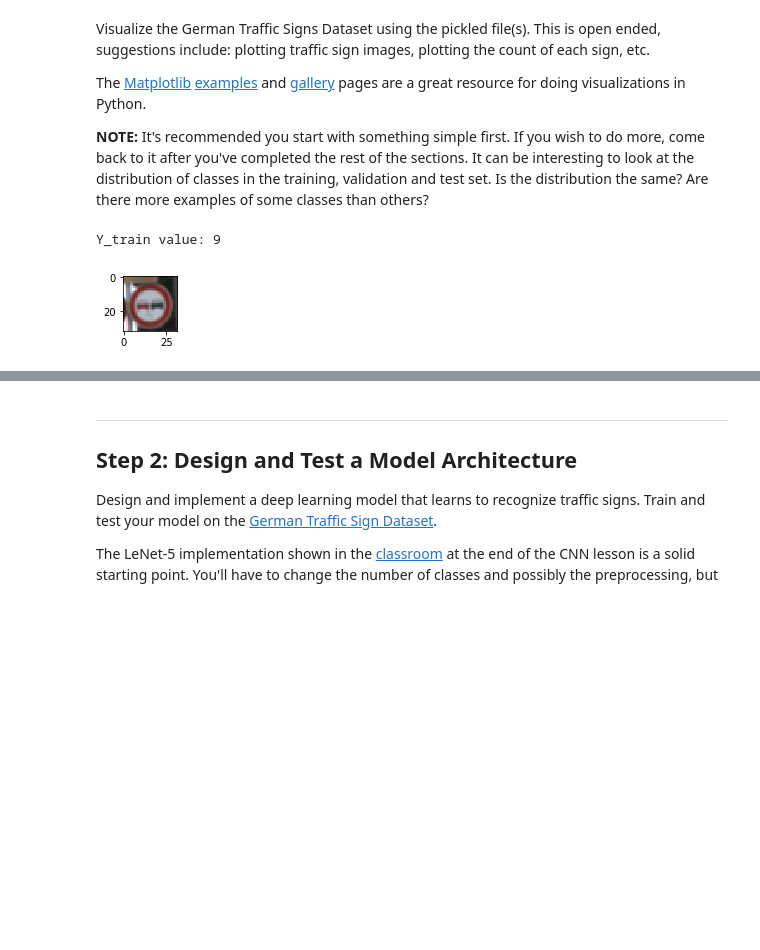
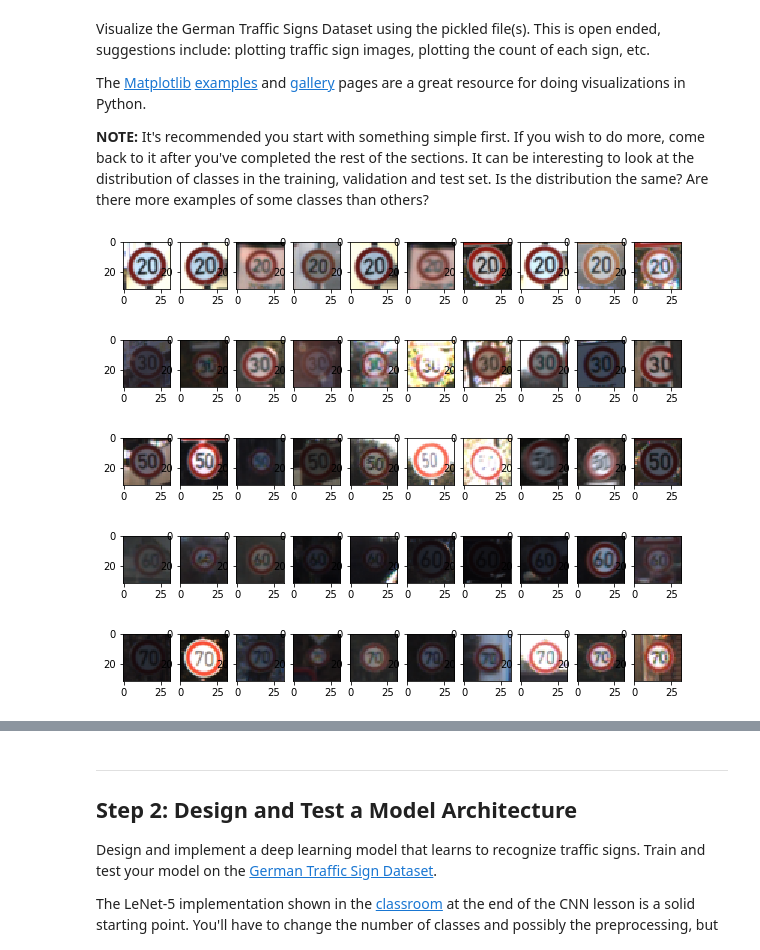
Before and after one commit to bhattsachin/CarND-Traffic-Sign-Classifier-Project, a Jupyter notebook: Traffic_Sign_Classifier.ipynb, the cells around one changed output, grey strips where cells are left out. Drawn from its saved outputs; the diff is of its cells as text; code cells hidden in the pictures; blank space fills up the shorter version.

Commit message:
labels

```diff
--- a/Traffic_Sign_Classifier.ipynb
+++ b/Traffic_Sign_Classifier.ipynb
@@ -118,20 +118,24 @@ The [Matplotlib](http://matplotlib.org/) [examples](http://matplotlib.org/exampl
 # %%
 ### Data exploration visualization code goes here.
 ### Feel free to use as many code cells as needed.
 ### Let's put few examples of each class if possible. that will give us good idea to think about features and
 ### number of layers in this architecture.
 import matplotlib.pyplot as plt
 import random
 # Visualizations will be shown in the notebook.
 %matplotlib inline
 
-index = random.randint(0, len(X_train))
-image = X_train[index].squeeze()
-
-plt.figure(figsize=(1,1))
-plt.imshow(image)
-
-print("Y_train value: {}".format(y_train[index]))
+for label in range(0,5):
+    Y_vals = np.argwhere(y_train==label)
+    plt.figure(figsize=(10,100))
+    for i in range(0,10):
+        index = random.randint(0, len(Y_vals)-1)
+        image = X_train[Y_vals[index]].squeeze()
+        plt.subplot(1,10,i+1)
+        plt.imshow(image)
 # %% [output]
-Y_train value: 9
-[figure, old version]
+[figure, new version]
+[figure, added]
+[figure, added]
+[figure, added]
+[figure, added]
```
Also changed, not shown: parts of 23 cells of this notebook.
